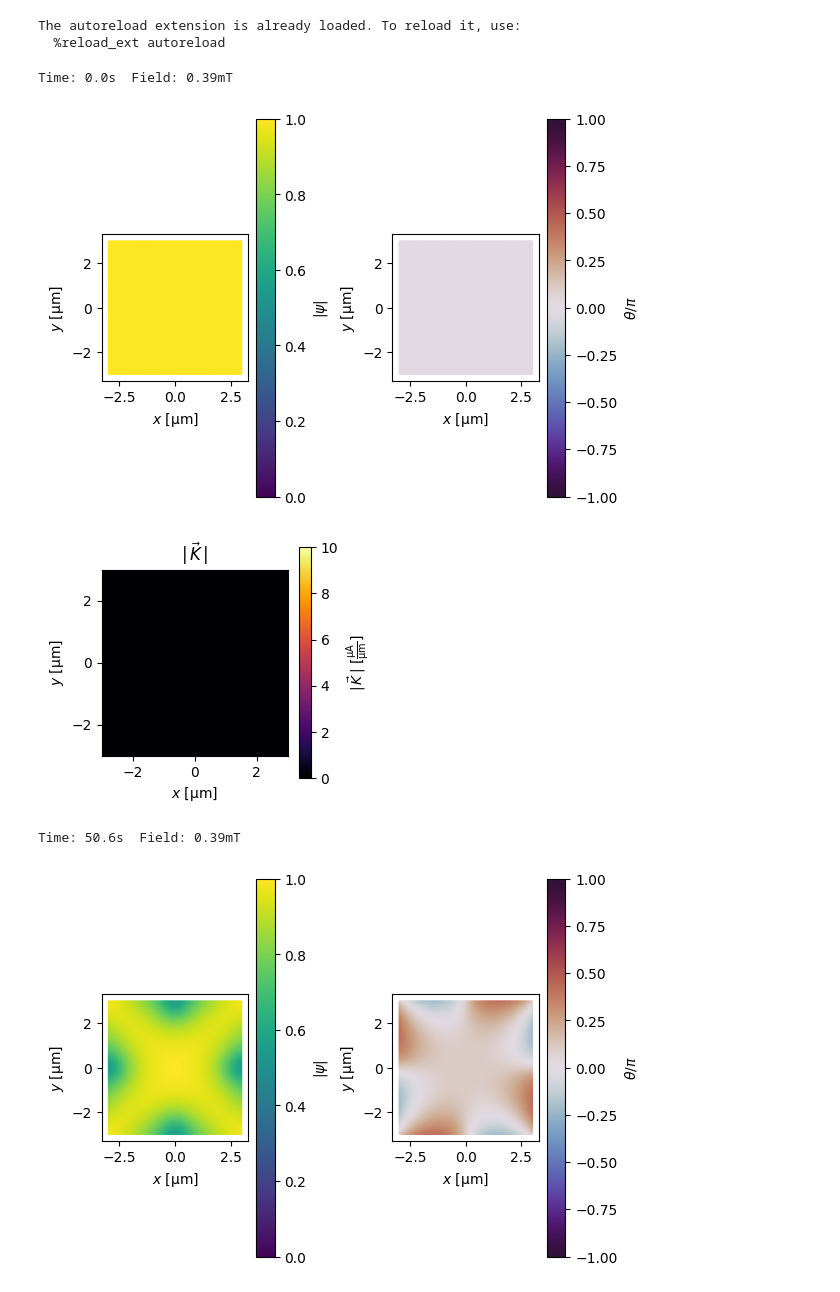
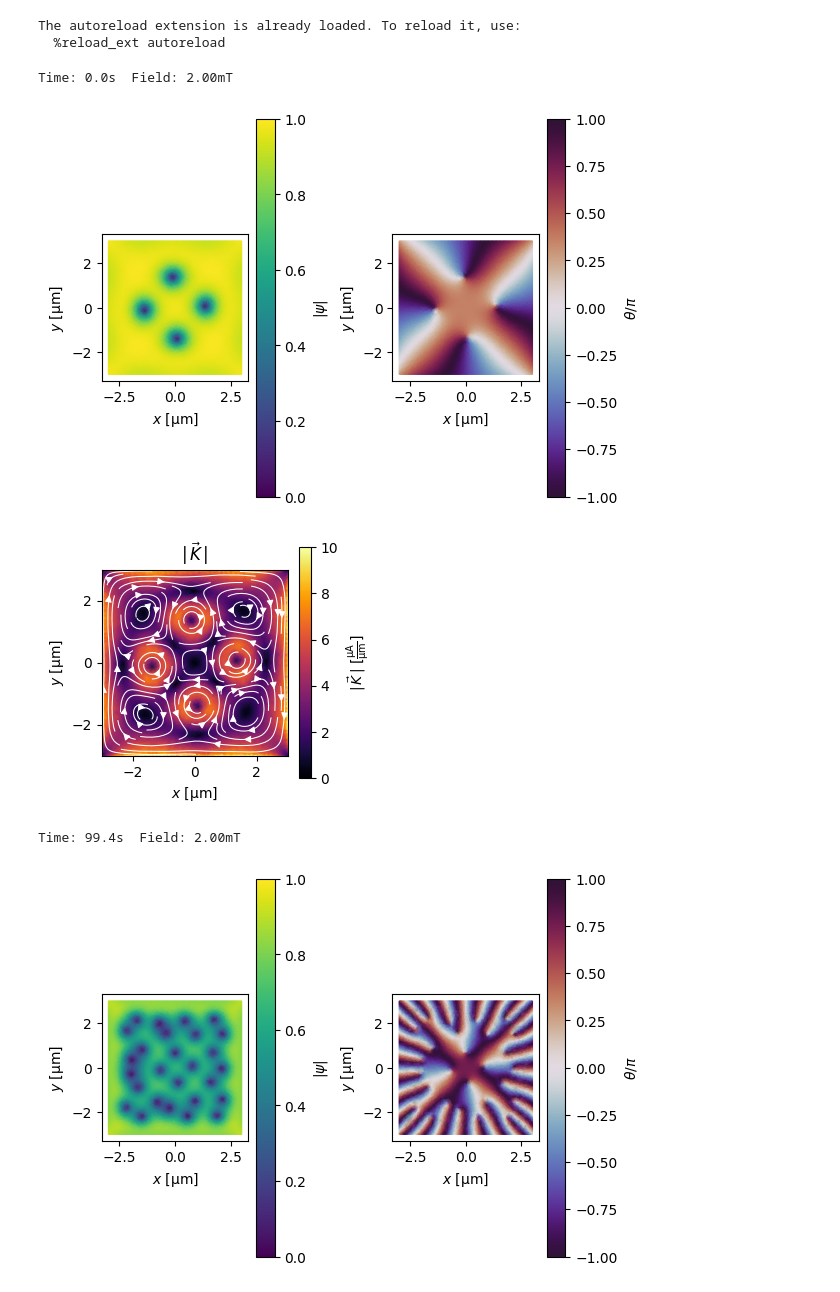
Before and after one commit to SyrusNi/py-tdgl, a Jupyter notebook: post-processing.ipynb, the cells around one changed output. Drawn from its saved outputs; the diff is of its cells as text; code cells hidden in the pictures.

```diff
--- a/post-processing.ipynb
+++ b/post-processing.ipynb
@@ -21,29 +22,29 @@ solution = tdgl.Solution.from_hdf5(path)
 # %%
 def plot_simulations_of_times(solution, setpoints):
     '''
     Plot the order parameter and current at the time that is closest to the given time points.
     '''
     for time in setpoints:
 
         step = solution.closest_solve_step(time)
         exact_time = solution.times[step]
         solution.load_tdgl_data(step)
 
         A = solution.applied_vector_potential(np.array([-1, 1]), np.array([-1, 1]), np.array([0, 0]), t=exact_time)
         Bz = A[0, 0] - A[1, 0]
 
         print('Time: {exact_time:.1f}s  Field: {field:.2f}{unit}'.format(exact_time = solution.times[step], field = Bz, unit=solution.field_units))
         fig, axes = solution.plot_order_parameter(figsize=(6, 4))
         solution.plot_currents(min_stream_amp=0.075, vmin=0, vmax=10, figsize = (3,3))
 
         plt.show()
 
-samples = range(0, 301, 50)
+samples = range(0, 601, 100)
 
 plot_simulations_of_times(solution, samples)
 # %% [output]
-Time: 0.0s  Field: 0.39mT
+Time: 0.0s  Field: 2.00mT
-[figure, old version]
+[figure, new version]
-[figure, old version]
+[figure, new version]
-Time: 50.6s  Field: 0.39mT
+Time: 99.4s  Field: 2.00mT
-[figure, old version]
+[figure, new version]
```
Also changed, not shown: parts of 2 cells of this notebook, 3 other files.
